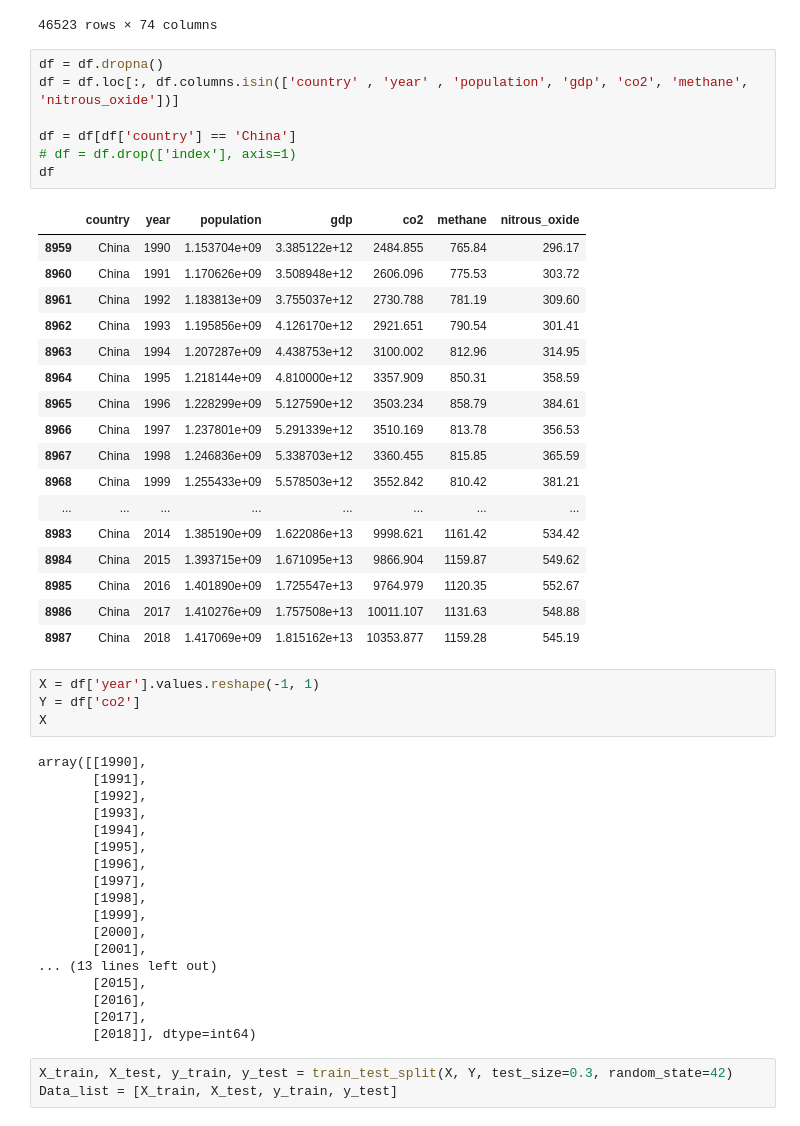
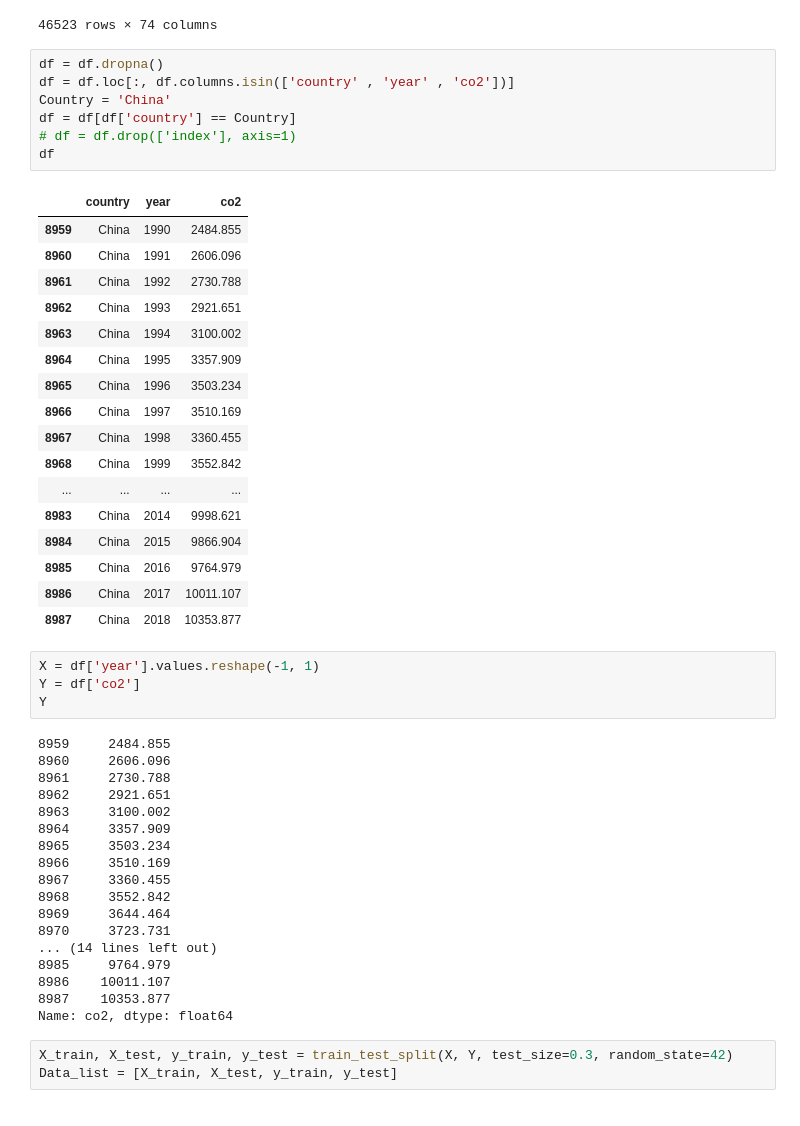
Before and after one commit to Harsh324/ML_projects, a Jupyter notebook: WeatherPrediction/CarbonDiOxidePrediction.ipynb, the cells around one changed output. Saved outputs shown, nothing was run; the diff lists cells and outputs as text.

```diff
--- a/WeatherPrediction/CarbonDiOxidePrediction.ipynb
+++ b/WeatherPrediction/CarbonDiOxidePrediction.ipynb
@@ -36,51 +36,51 @@ df
 46523 rows × 74 columns
 # %%
 df = df.dropna()
-df = df.loc[:, df.columns.isin(['country' , 'year' , 'population', 'gdp', 'co2', 'methane', 'nitrous_oxide'])]
-
-df = df[df['country'] == 'China']
+df = df.loc[:, df.columns.isin(['country' , 'year' , 'co2'])]
+Country = 'China'
+df = df[df['country'] == Country]
 # df = df.drop(['index'], axis=1)
 df
 # %% [output]
-|  | country | year | population | gdp | co2 | methane | nitrous_oxide |
-| 8959 | China | 1990 | 1.153704e+09 | 3.385122e+12 | 2484.855 | 765.84 | 296.17 |
-| 8960 | China | 1991 | 1.170626e+09 | 3.508948e+12 | 2606.096 | 775.53 | 303.72 |
-| 8961 | China | 1992 | 1.183813e+09 | 3.755037e+12 | 2730.788 | 781.19 | 309.60 |
-| 8962 | China | 1993 | 1.195856e+09 | 4.126170e+12 | 2921.651 | 790.54 | 301.41 |
-| 8963 | China | 1994 | 1.207287e+09 | 4.438753e+12 | 3100.002 | 812.96 | 314.95 |
-| 8964 | China | 1995 | 1.218144e+09 | 4.810000e+12 | 3357.909 | 850.31 | 358.59 |
-| 8965 | China | 1996 | 1.228299e+09 | 5.127590e+12 | 3503.234 | 858.79 | 384.61 |
-| 8966 | China | 1997 | 1.237801e+09 | 5.291339e+12 | 3510.169 | 813.78 | 356.53 |
-| 8967 | China | 1998 | 1.246836e+09 | 5.338703e+12 | 3360.455 | 815.85 | 365.59 |
-| 8968 | China | 1999 | 1.255433e+09 | 5.578503e+12 | 3552.842 | 810.42 | 381.21 |
-| ... | ... | ... | ... | ... | ... | ... | ... |
-| 8983 | China | 2014 | 1.385190e+09 | 1.622086e+13 | 9998.621 | 1161.42 | 534.42 |
-| 8984 | China | 2015 | 1.393715e+09 | 1.671095e+13 | 9866.904 | 1159.87 | 549.62 |
-| 8985 | China | 2016 | 1.401890e+09 | 1.725547e+13 | 9764.979 | 1120.35 | 552.67 |
-| 8986 | China | 2017 | 1.410276e+09 | 1.757508e+13 | 10011.107 | 1131.63 | 548.88 |
-| 8987 | China | 2018 | 1.417069e+09 | 1.815162e+13 | 10353.877 | 1159.28 | 545.19 |
+|  | country | year | co2 |
+| 8959 | China | 1990 | 2484.855 |
+| 8960 | China | 1991 | 2606.096 |
+| 8961 | China | 1992 | 2730.788 |
+| 8962 | China | 1993 | 2921.651 |
+| 8963 | China | 1994 | 3100.002 |
+| 8964 | China | 1995 | 3357.909 |
+| 8965 | China | 1996 | 3503.234 |
+| 8966 | China | 1997 | 3510.169 |
+| 8967 | China | 1998 | 3360.455 |
+| 8968 | China | 1999 | 3552.842 |
+| ... | ... | ... | ... |
+| 8983 | China | 2014 | 9998.621 |
+| 8984 | China | 2015 | 9866.904 |
+| 8985 | China | 2016 | 9764.979 |
+| 8986 | China | 2017 | 10011.107 |
+| 8987 | China | 2018 | 10353.877 |
 # %%
 X = df['year'].values.reshape(-1, 1)
 Y = df['co2']
-X
+Y
 # %% [output]
-array([[1990],
-       [1991],
-       [1992],
-       [1993],
-       [1994],
-       [1995],
-       [1996],
-       [1997],
-       [1998],
-       [1999],
-       [2000],
-       [2001],
-... (13 lines left out)
-       [2015],
-       [2016],
-       [2017],
-       [2018]], dtype=int64)
+8959     2484.855
+8960     2606.096
+8961     2730.788
+8962     2921.651
+8963     3100.002
+8964     3357.909
+8965     3503.234
+8966     3510.169
+8967     3360.455
+8968     3552.842
+8969     3644.464
+8970     3723.731
+... (14 lines left out)
+8985     9764.979
+8986    10011.107
+8987    10353.877
+Name: co2, dtype: float64
 # %%
 X_train, X_test, y_train, y_test = train_test_split(X, Y, test_size=0.3, random_state=42)
 Data_list = [X_train, X_test, y_train, y_test]
```
Also changed, not shown: parts of 6 cells of this notebook, 2 other files.
